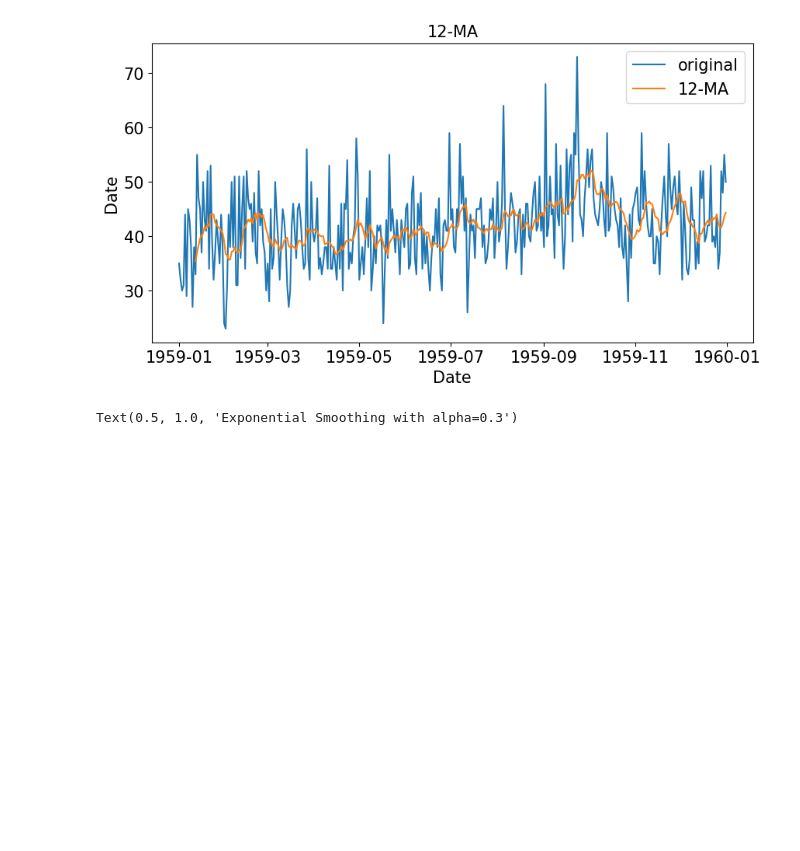
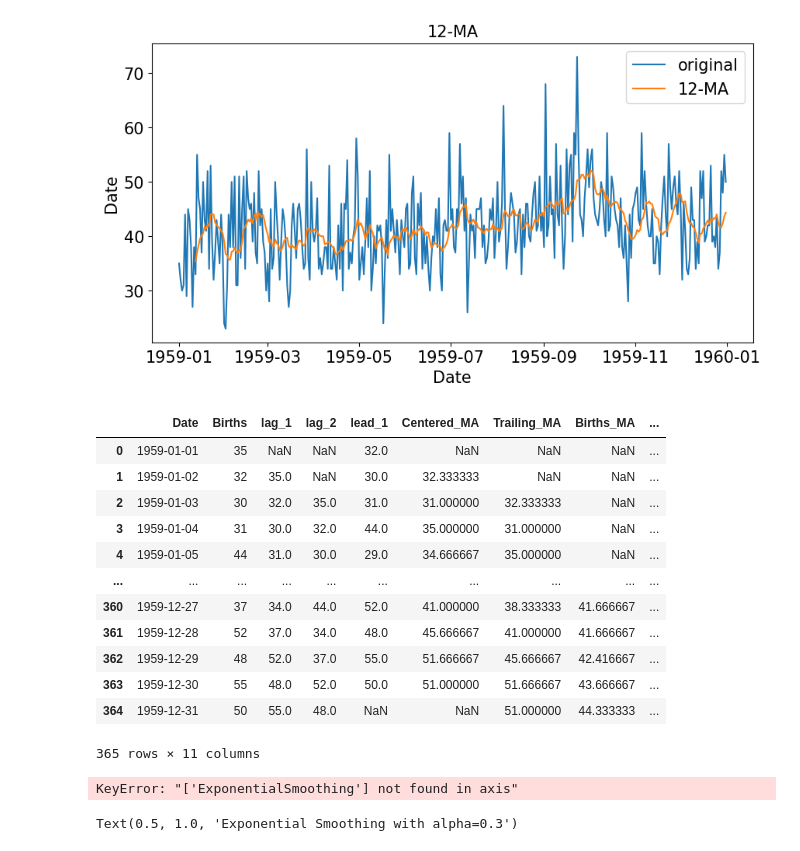
Before and after one commit to lhduc94/timeseries, a Jupyter notebook: notebooks/smoothing.ipynb, the cells around one changed output. Cells and saved outputs as stored; diff of their text form; code cells hidden in the pictures; blank space fills up the shorter version.

```diff
--- a/notebooks/smoothing.ipynb
+++ b/notebooks/smoothing.ipynb
@@ -126,8 +126,28 @@ df['ExponentialSmoothing_PANDAS'] = df['Births'].ewm(alpha=0.3, adjust=False).me
 df['ExponentialSmoothing_FUNCTION'] = exponential_smoothing(df['Births'], 0.3)
 ## dùng tsa
 es = tsa.SimpleExpSmoothing(df['Births'])
-model = es.fit(smoothing_level=0.3)
-df['ExponentialSmoothing_TSA'] = model.fittedvalues
+es.fit(smoothing_level=0.3)
+df['ExponentialSmoothing_TSA'] = es.predict(es.params, start=1, end=df.shape[0])
+# %%
+df
+# %% [output]
+|  | Date | Births | lag_1 | lag_2 | lead_1 | Centered_MA | Trailing_MA | Births_MA | ... |
+| 0 | 1959-01-01 | 35 | NaN | NaN | 32.0 | NaN | NaN | NaN | ... |
+| 1 | 1959-01-02 | 32 | 35.0 | NaN | 30.0 | 32.333333 | NaN | NaN | ... |
+| 2 | 1959-01-03 | 30 | 32.0 | 35.0 | 31.0 | 31.000000 | 32.333333 | NaN | ... |
+| 3 | 1959-01-04 | 31 | 30.0 | 32.0 | 44.0 | 35.000000 | 31.000000 | NaN | ... |
+| 4 | 1959-01-05 | 44 | 31.0 | 30.0 | 29.0 | 34.666667 | 35.000000 | NaN | ... |
+| ... | ... | ... | ... | ... | ... | ... | ... | ... | ... |
+| 360 | 1959-12-27 | 37 | 34.0 | 44.0 | 52.0 | 41.000000 | 38.333333 | 41.666667 | ... |
+| 361 | 1959-12-28 | 52 | 37.0 | 34.0 | 48.0 | 45.666667 | 41.000000 | 41.666667 | ... |
+| 362 | 1959-12-29 | 48 | 52.0 | 37.0 | 55.0 | 51.666667 | 45.666667 | 42.416667 | ... |
+| 363 | 1959-12-30 | 55 | 48.0 | 52.0 | 50.0 | 51.000000 | 51.666667 | 43.666667 | ... |
+| 364 | 1959-12-31 | 50 | 55.0 | 48.0 | NaN | NaN | 51.000000 | 44.333333 | ... |
+365 rows × 11 columns
+# %%
+df.drop(columns=['lag_1', 'lag_2', 'lead_1', 'Centered_MA', 'Trailing_MA', 'Births_MA','ExponentialSmoothing'])
+# %% [output]
+KeyError: "['ExponentialSmoothing'] not found in axis"
 # %%
 fig4= plt.figure(figsize=(10,5))
 sns.lineplot(x='Date', y='Births', data=df, label='original')
```
Also changed, not shown: parts of 3 cells of this notebook, 18 other files.
